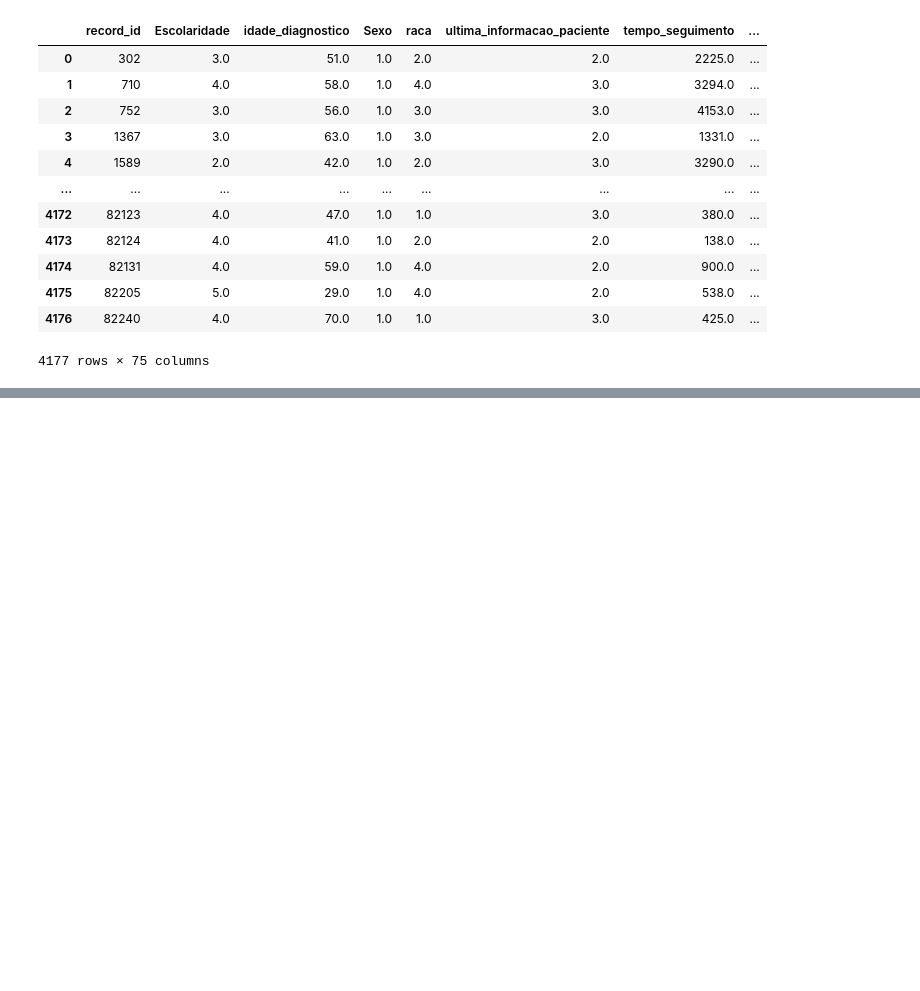
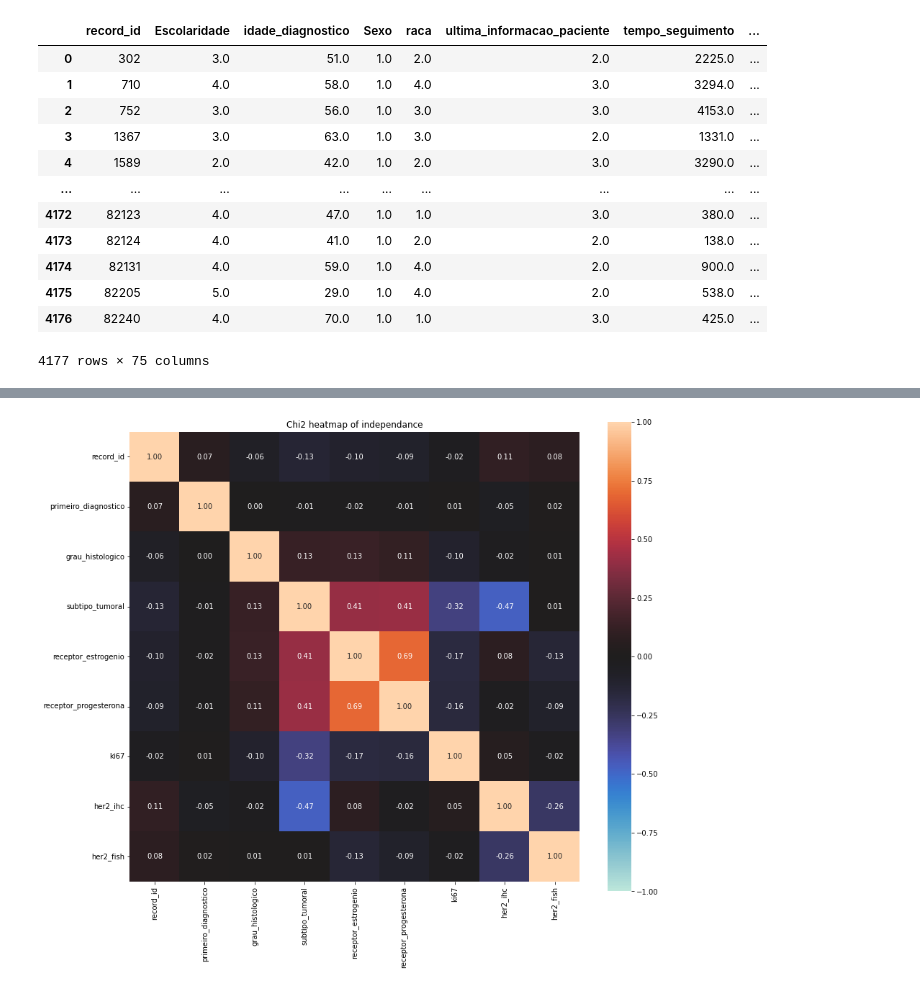
Before and after one commit to 2023M3T5-Inteli/grupo1, a Jupyter notebook: notebooks/Genesis.ipynb, the cells around one changed output, grey strips where cells are left out. Cells and saved outputs as stored; diff of their text form; code cells hidden in the pictures; blank space fills up the shorter version.

```diff
--- a/notebooks/Genesis.ipynb
+++ b/notebooks/Genesis.ipynb
@@ -577,0 +588,5 @@ merged_df
+# %%
+associations(df_histopatologia,figsize=(14,12),title="Chi2 heatmap of independance")
+plt.show()
+# %% [output]
+[figure, added]
```
Also changed, not shown: parts of 8 cells of this notebook.
